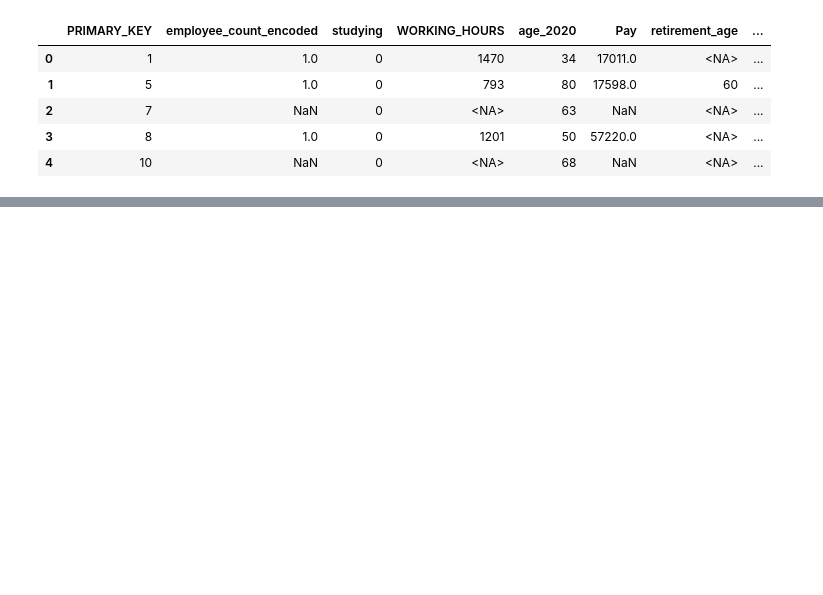
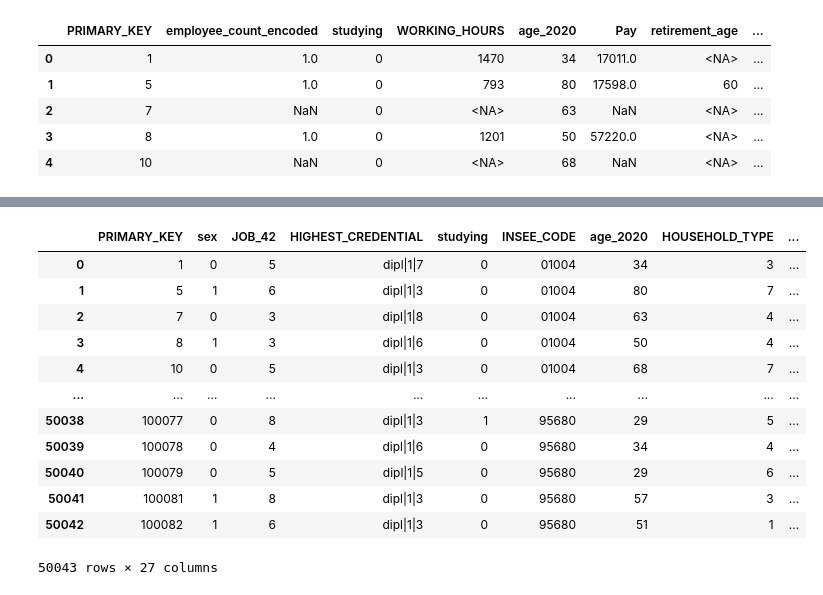
Before and after one commit to rinaaro/Machine-Learning-Project, a Jupyter notebook: merging_v3.ipynb, the cells around one changed output, grey strips where cells are left out. Saved outputs shown, nothing was run; the diff lists cells and outputs as text; code cells hidden in the pictures; blank space fills up the shorter version.

```diff
--- a/merging_v3.ipynb
+++ b/merging_v3.ipynb
@@ -312,13 +231,13 @@ df_train.head()
 | 3 | 8 | 1.0 | 0 | 1201 | 50 | 57220.0 | <NA> | ... |
 | 4 | 10 | NaN | 0 | <NA> | 68 | NaN | <NA> | ... |
 # %%
-#imputer = IterativeImputer(random_state=100)
-#imputer.fit(df_train)
-#df_imputed = imputer.transform(df_train)
-knn_imputer = KNNImputer(n_neighbors=5, weights="uniform")
-knn_imputer.fit(df_train)
-df_imputed = knn_imputer.transform(df_train)
+imputer = IterativeImputer(random_state=100)
+imputer.fit(df_train_1)
+df_imputed_1 = imputer.transform(df_train)
+#knn_imputer = KNNImputer(n_neighbors=5, weights="uniform")
+#knn_imputer.fit(df_train)
+#df_imputed = knn_imputer.transform(df_train)
 # %%
-learn_data.loc[:,"employee_count_encoded"] = df_imputed[:,1].round()
-count_imputed = list(le.inverse_transform(learn_data['employee_count_encoded'].round().astype('int')))
-learn_data["employee_count_encoded"] = count_imputed
+learn_data.loc[:,"employee_count_encoded"] = df_imputed_1[:,1].round().astype(int)
+#count_imputed = list(le.inverse_transform(learn_data['employee_count_encoded'].round().astype('int')))
+#learn_data["employee_count_encoded"] = count_imputed
@@ -452,0 +246,5 @@ plt.show()
+# %%
+learn_data['Employer_category_encoded'] = learn_data['Employer_category'].map(lambda x: np.nan if x==0 else x)
+df_train_2 = learn_data.loc[:,["PRIMARY_KEY","Employer_category_encoded","studying", "WORKING_HOURS", "age_2020","Pay", "retirement_age",
+                             "Sports_Category", "REG_JOB"]]
+df_train_2.head()
@@ -452,0 +258,24 @@ plt.show()
+# %%
+imputer = IterativeImputer(random_state=200)
+imputer.fit(df_train_2)
+df_imputed_2 = imputer.transform(df_train_2)
+#knn_imputer = KNNImputer(n_neighbors=5, weights="uniform")
+#knn_imputer.fit(df_train_2)
+#df_imputed_2 = knn_imputer.transform(df_train_2)
+# %%
+learn_data.loc[:,"Employer_category_encoded"] = df_imputed_2[:,1].round().astype(int)
+learn_data
+# %% [output]
+|  | PRIMARY_KEY | sex | JOB_42 | HIGHEST_CREDENTIAL | studying | INSEE_CODE | age_2020 | HOUSEHOLD_TYPE | ... |
+| 0 | 1 | 0 | 5 | dipl|1|7 | 0 | 01004 | 34 | 3 | ... |
+| 1 | 5 | 1 | 6 | dipl|1|3 | 0 | 01004 | 80 | 7 | ... |
+| 2 | 7 | 0 | 3 | dipl|1|8 | 0 | 01004 | 63 | 4 | ... |
+| 3 | 8 | 1 | 3 | dipl|1|6 | 0 | 01004 | 50 | 4 | ... |
+| 4 | 10 | 0 | 5 | dipl|1|3 | 0 | 01004 | 68 | 7 | ... |
+| ... | ... | ... | ... | ... | ... | ... | ... | ... | ... |
+| 50038 | 100077 | 0 | 8 | dipl|1|3 | 1 | 95680 | 29 | 5 | ... |
+| 50039 | 100078 | 0 | 4 | dipl|1|6 | 0 | 95680 | 34 | 4 | ... |
+| 50040 | 100079 | 0 | 5 | dipl|1|5 | 0 | 95680 | 29 | 6 | ... |
+| 50041 | 100081 | 1 | 8 | dipl|1|3 | 0 | 95680 | 57 | 3 | ... |
+| 50042 | 100082 | 1 | 6 | dipl|1|3 | 0 | 95680 | 51 | 1 | ... |
+50043 rows × 27 columns
```
Also changed, not shown: parts of 36 cells of this notebook.
